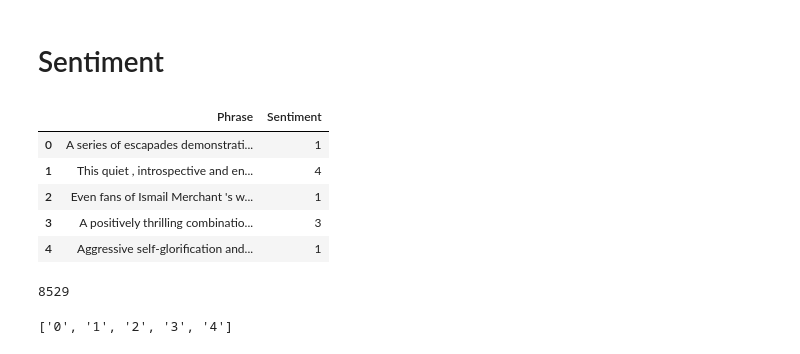
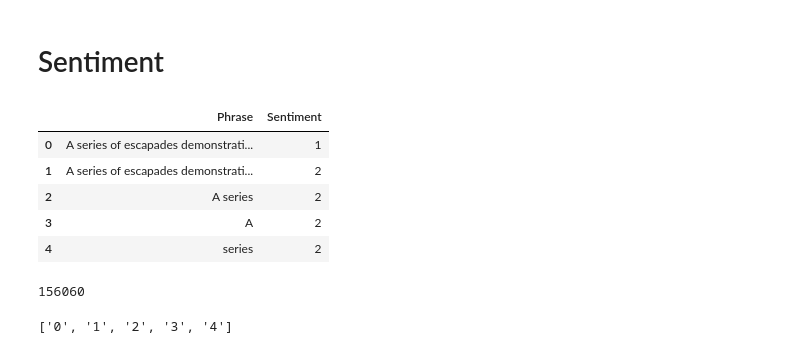
Before and after one commit to Muosvr/movie-review-sentiment-analysis-kernels-only, a Jupyter notebook: movie-review-sentiment-analysis-kernels-only.ipynb, the cells around one changed output. Cells and saved outputs as stored; diff of their text form; code cells hidden in the pictures.

Commit message:
training on complete dataset

```diff
--- a/movie-review-sentiment-analysis-kernels-only.ipynb
+++ b/movie-review-sentiment-analysis-kernels-only.ipynb
@@ -257,21 +257,21 @@ been a good movie . < eos > the film is a lot of fun , but it 's not ...
 # %%
 #Process training set data with sentiment label
 df_trainWLabels = pd.read_csv("train.tsv", sep="\t")
-df_trainWLabels = dropIncomplete(df_trainWLabels)
+#df_trainWLabels = dropIncomplete(df_trainWLabels)
 df_trainWLabels.drop(["PhraseId", "SentenceId"], axis = 1,inplace=True)
 df_trainWLabels.reset_index(inplace=True, drop=True)
 df_trainWLabels.head()
 # %% [output]
 |  | Phrase | Sentiment |
 | 0 | A series of escapades demonstrati... | 1 |
-| 1 | This quiet , introspective and en... | 4 |
-| 2 | Even fans of Ismail Merchant 's w... | 1 |
-| 3 | A positively thrilling combinatio... | 3 |
-| 4 | Aggressive self-glorification and... | 1 |
+| 1 | A series of escapades demonstrati... | 2 |
+| 2 | A series | 2 |
+| 3 | A | 2 |
+| 4 | series | 2 |
 # %%
 len(df_trainWLabels)
 # %% [output]
-8529
+156060
 # %%
 def IntoLabeledFolders(df, folderPath, validRatio=0.3, contentIndex=0, labelIndex=1):
     count = 1
```
Also changed, not shown: parts of 5 cells of this notebook.
